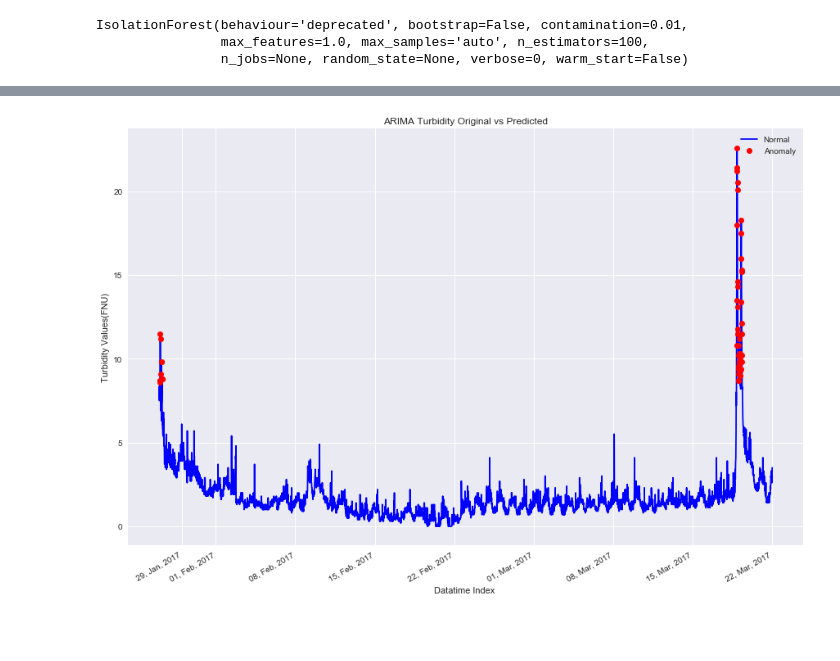
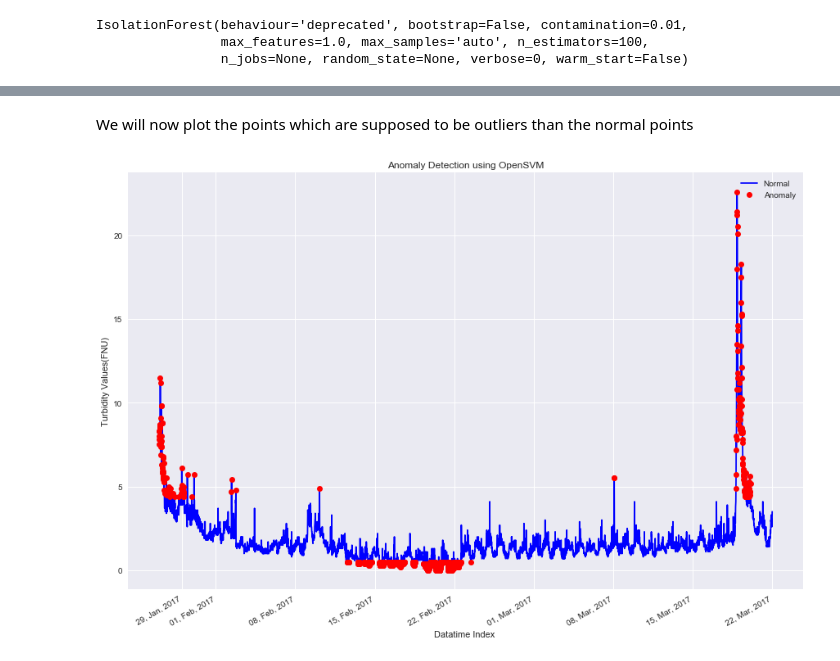
Before and after one commit to absaw/Surface-Water-Quality-Data-Anomaly-Detection, a Jupyter notebook: Code/Turbidity jupyter.ipynb, the cells around one changed output, grey strips where cells are left out. Saved outputs shown, nothing was run; the diff lists cells and outputs as text; code cells hidden in the pictures; blank space fills up the shorter version.

Commit message:
Added 2 more Anomaly Detection Methods:Gaussian,OpenSVM

```diff
--- a/Code/Turbidity jupyter.ipynb
+++ b/Code/Turbidity jupyter.ipynb
@@ -694,0 +658,18 @@ t['anomaly']=pd.Series(model.predict(data))
+# %%
+plt.style.use('seaborn')
+plt.figure(figsize=(12,8))
+
+plt.plot(t['date_time'],t['Turb(FNU)'], color='blue', label = 'Normal')
+plt.plot_date(x=anomaly_data['date_time'],y=anomaly_data['Turb(FNU)'], color='red', label = 'Anomaly')
+
+#plt.plot(predictions, label='Predictions')
+
+plt.gcf().autofmt_xdate()
+date_format = mpl_dates.DateFormatter('%d, %b, %Y')
+plt.gca().xaxis.set_major_formatter(date_format)
+plt.tight_layout()
+plt.xlabel("Datatime Index ")
+plt.ylabel("Turbidity Values(FNU)")
+plt.title('Anomaly Detection : Isolation Forest Method')
+plt.legend()
+plt.show()
@@ -694,0 +682,10 @@ t['anomaly']=pd.Series(model.predict(data))
+# %%
+from sklearn.svm import OneClassSVM
+outliers_fraction = 0.1
+data2 = turb
+scaler = StandardScaler()
+np_scaled = scaler.fit_transform(data)
+data2 = pd.DataFrame(np_scaled)
+# train oneclassSVM
+model = OneClassSVM(nu=outliers_fraction, kernel="rbf", gamma=0.01)
+model.fit(data)
@@ -695,2 +697,6 @@ t['anomaly']=pd.Series(model.predict(data))
 # %%
-anomaly_data = t.loc[t['anomaly'] == -1, ['date_time','Turb(FNU)']]
+t['anomalySVM']=pd.Series(model.predict(data))
+
+anomaly_data_SVM = t.loc[t['anomalySVM'] == -1, ['date_time','Turb(FNU)']]
+
+anomaly_data_SVM.shape
@@ -721,20 +703,22 @@ anomaly_data.head()
+# %% [markdown]
+We will now plot the points which are supposed to be outliers than the normal points
 # %%
 plt.style.use('seaborn')
 plt.figure(figsize=(12,8))
 
 plt.plot(t['date_time'],t['Turb(FNU)'], color='blue', label = 'Normal')
-plt.plot_date(x=anomaly_data['date_time'],y=anomaly_data['Turb(FNU)'], color='red', label = 'Anomaly')
+plt.plot_date(x=anomaly_data_SVM['date_time'],y=anomaly_data_SVM['Turb(FNU)'], color='red', label = 'Anomaly')
 
 #plt.plot(predictions, label='Predictions')
 
 plt.gcf().autofmt_xdate()
 date_format = mpl_dates.DateFormatter('%d, %b, %Y')
 plt.gca().xaxis.set_major_formatter(date_format)
 plt.tight_layout()
 plt.xlabel("Datatime Index ")
 plt.ylabel("Turbidity Values(FNU)")
-plt.title('ARIMA Turbidity Original vs Predicted')
+plt.title('Anomaly Detection using OpenSVM')
 plt.legend(loc='best')
 plt.show()
 # %% [output]
-[figure, old version]
+[figure, new version]
```
Also changed, not shown: parts of 38 cells of this notebook.
